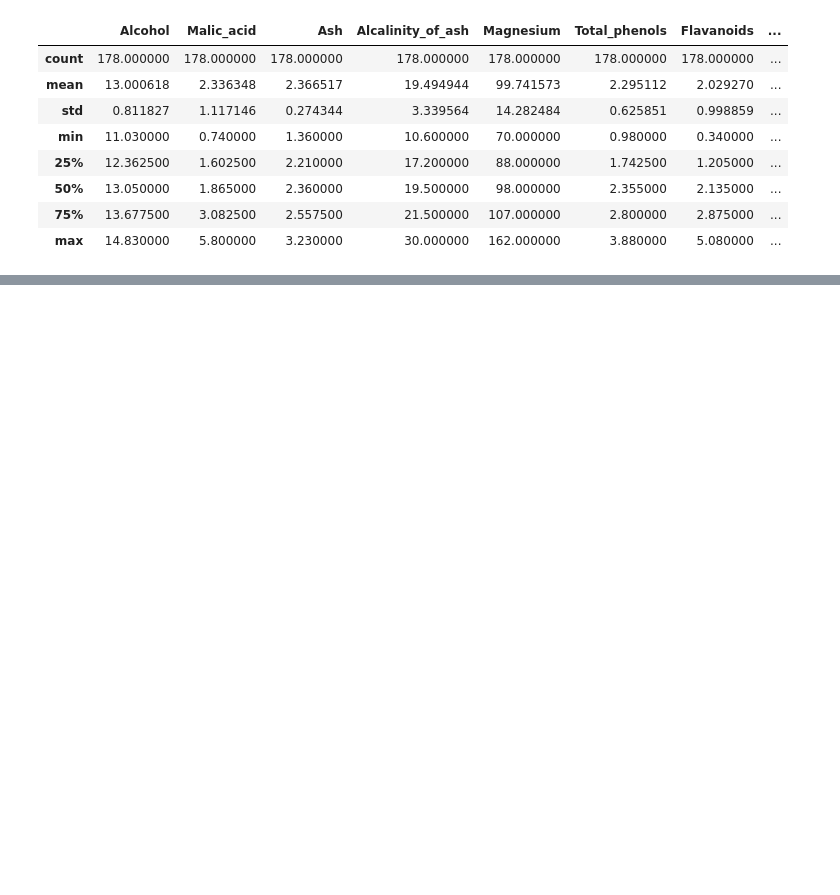
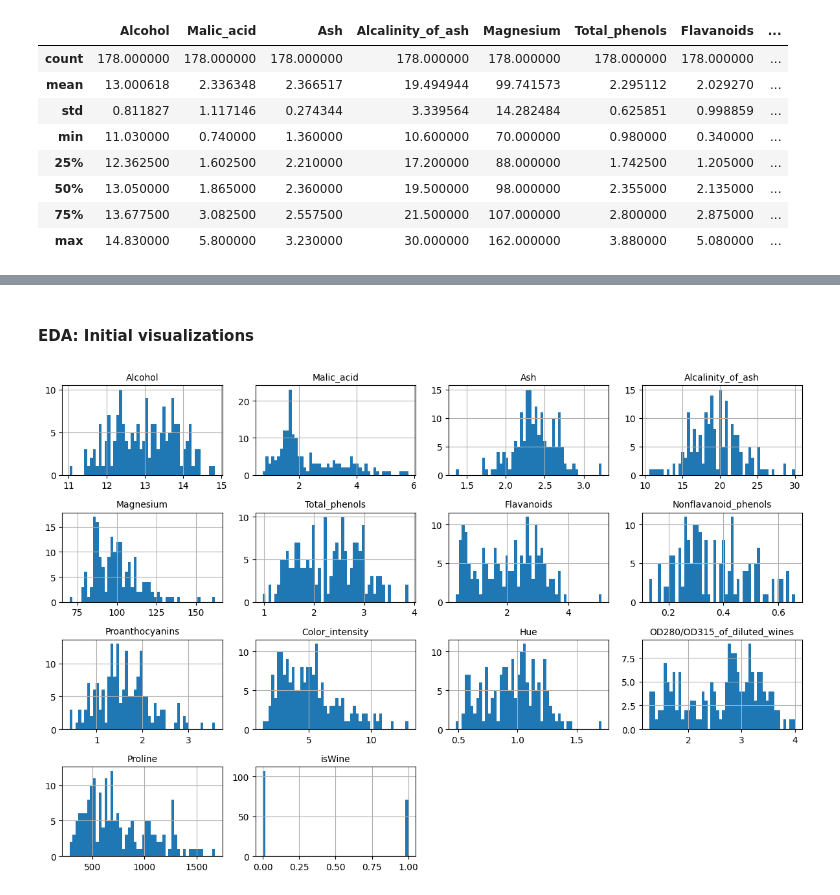
Before and after one commit to kgeidel/MSDS-422-final-project, a Jupyter notebook: src/EDA.ipynb, the cells around one changed output, grey strips where cells are left out. Saved outputs shown, nothing was run; the diff lists cells and outputs as text; code cells hidden in the pictures; blank space fills up the shorter version.

```diff
--- a/src/EDA.ipynb
+++ b/src/EDA.ipynb
@@ -104,0 +122,13 @@ pd.DataFrame(
+# %% [markdown]
+#### EDA: Initial visualizations
+# %%
+# Make historgrams of the numeric variables for initial visualization
+
+import matplotlib.pyplot as plt
+
+data.hist(bins=50, figsize=(12, 8))
+
+utils.save_fig("attribute_histogram_plots")
+plt.show()
+# %% [output]
+[figure, added]
```
Also changed, not shown: parts of 18 cells of this notebook, 26 other files.
